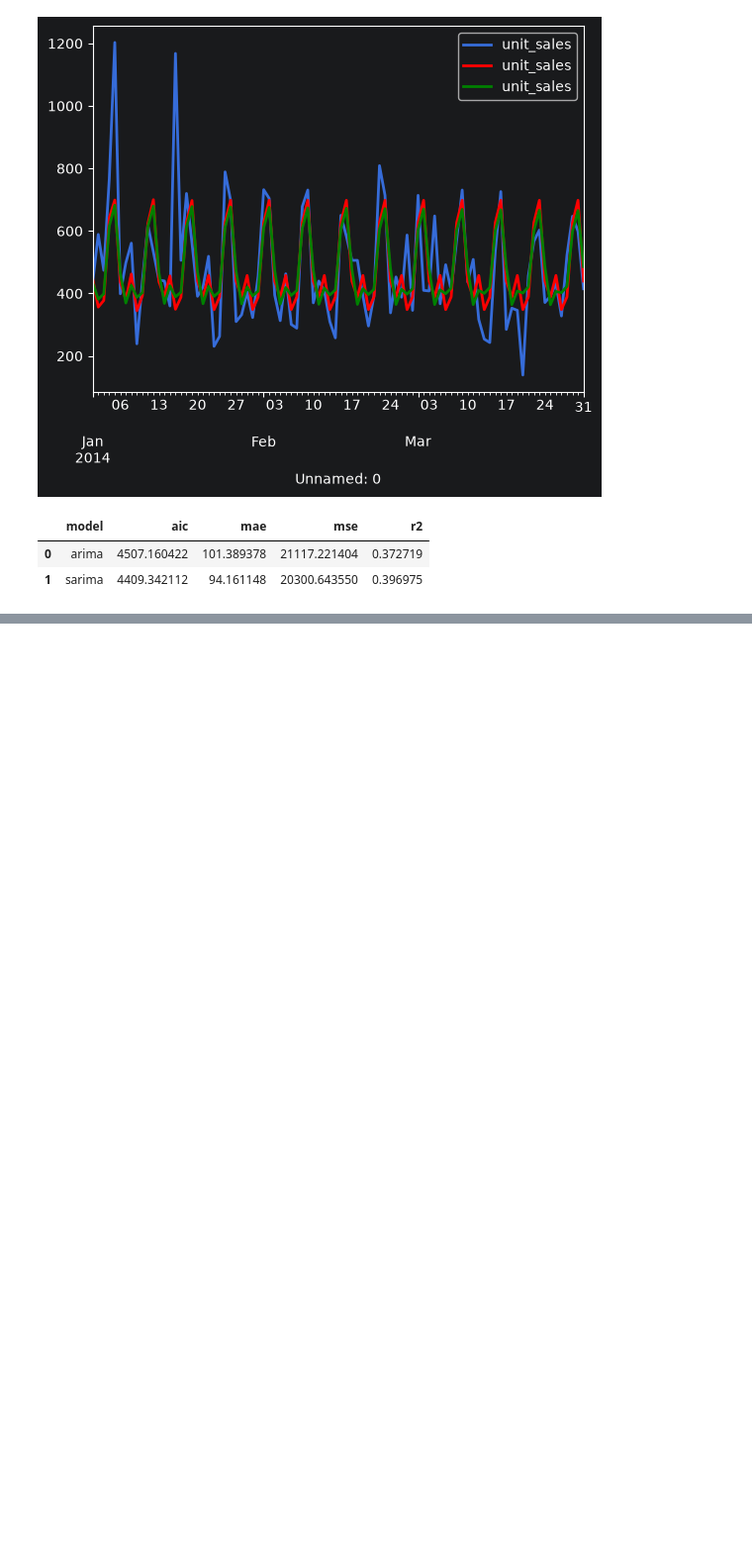
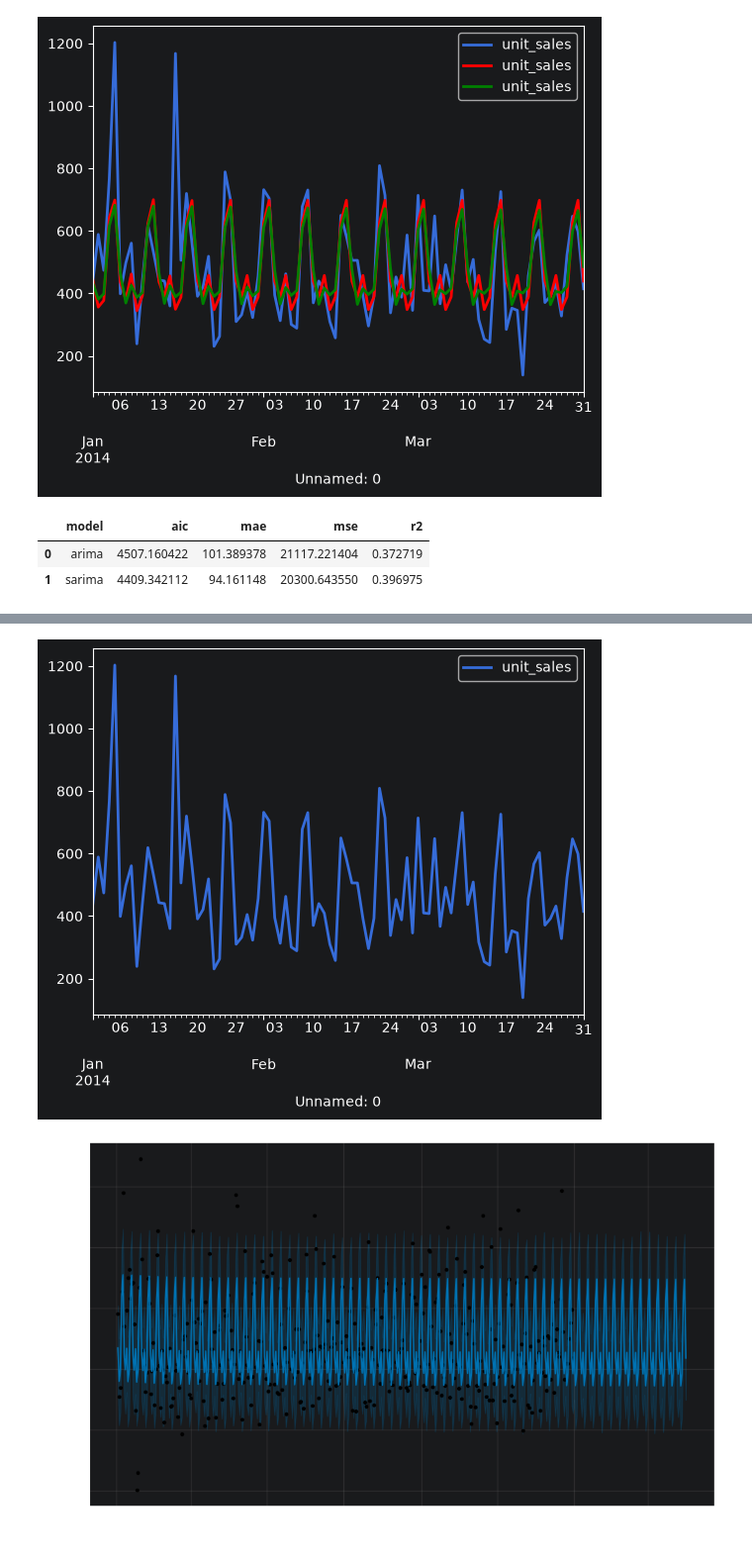
Before and after one commit to ka-katrin/Python_Timeseries_Project, a Jupyter notebook: statistical_models.ipynb, the cells around one changed output, grey strips where cells are left out. Shown at 99% size. Saved outputs shown, nothing was run; the diff lists cells and outputs as text; code cells hidden in the pictures; blank space fills up the shorter version.

Commit message:
prophet try

```diff
--- a/statistical_models.ipynb
+++ b/statistical_models.ipynb
@@ -337,0 +340,18 @@ model_evaluation
+# %%
+#trying this model, as it also doesn't need any Features and no tuning
+#Only thing: it expects two columns exactly named like this
+
+train_prophet = train.to_dataframe()
+train_prophet.reset_index(inplace=True)
+train_prophet['ds']=train_prophet['Unnamed: 0']     #copying values &
+train_prophet['y']=train_prophet['unit_sales']      #new column
+
+#delete old column
+train_prophet.drop(['Unnamed: 0','unit_sales'],axis=1, inplace=True)
+# %%
+#training model
+model_prophet = Prophet()
+model_prophet.fit(train_prophet)
+
+forecast_prophet = model_prophet.make_future_dataframe(periods=len(test))  #as always three months
+forecast_prophet = model_prophet.predict(forecast_prophet)
@@ -337,0 +361,10 @@ model_evaluation
+# %%
+#visualize
+test.plot()
+model_prophet.plot(forecast_prophet)
+#forecast_sarima.plot(color='red')
+#forecast_arima.plot(color='green')
+plt.show()
+# %% [output]
+[figure, added]
+[figure, added]
```
Also changed, not shown: parts of 11 cells of this notebook.
